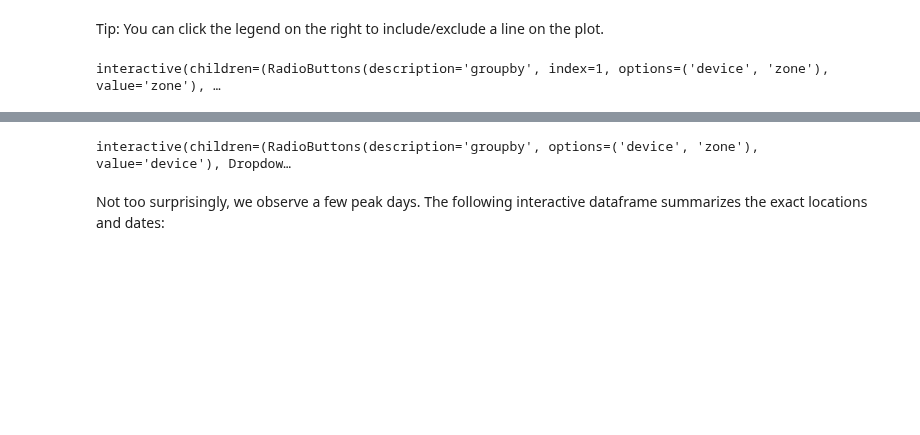
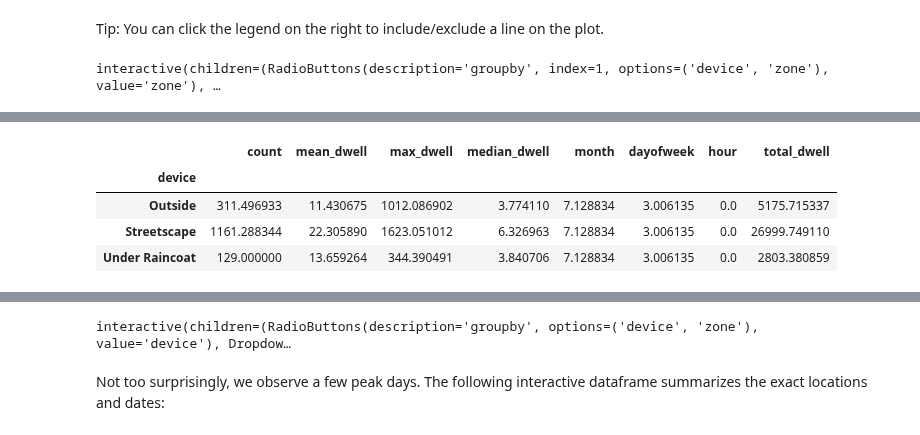
Before and after one commit to wangz585/Sidewalk-Lab-Data-Analysis, a Jupyter notebook: webpage.ipynb, the cells around one changed output, grey strips where cells are left out. Saved outputs shown, nothing was run; the diff lists cells and outputs as text; code cells hidden in the pictures; blank space fills up the shorter version.

```diff
--- a/webpage.ipynb
+++ b/webpage.ipynb
@@ -311,0 +333,8 @@ interactive(children=(RadioButtons(description='groupby', index=1, options=('dev
+# %%
+feed_dwell_1d_df.groupby('device').mean()
+# %% [output]
+|  | count | mean_dwell | max_dwell | median_dwell | month | dayofweek | hour | total_dwell |
+| device |  |  |  |  |  |  |  |  |
+| Outside | 311.496933 | 11.430675 | 1012.086902 | 3.774110 | 7.128834 | 3.006135 | 0.0 | 5175.715337 |
+| Streetscape | 1161.288344 | 22.305890 | 1623.051012 | 6.326963 | 7.128834 | 3.006135 | 0.0 | 26999.749110 |
+| Under Raincoat | 129.000000 | 13.659264 | 344.390491 | 3.840706 | 7.128834 | 3.006135 | 0.0 | 2803.380859 |
```
Also changed, not shown: parts of 15 cells of this notebook.
